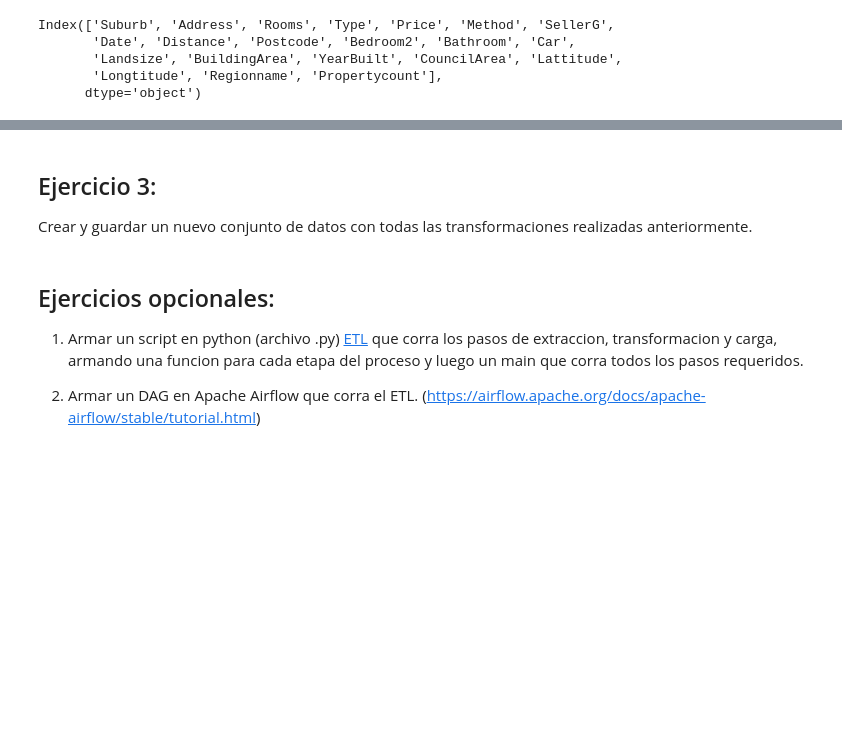
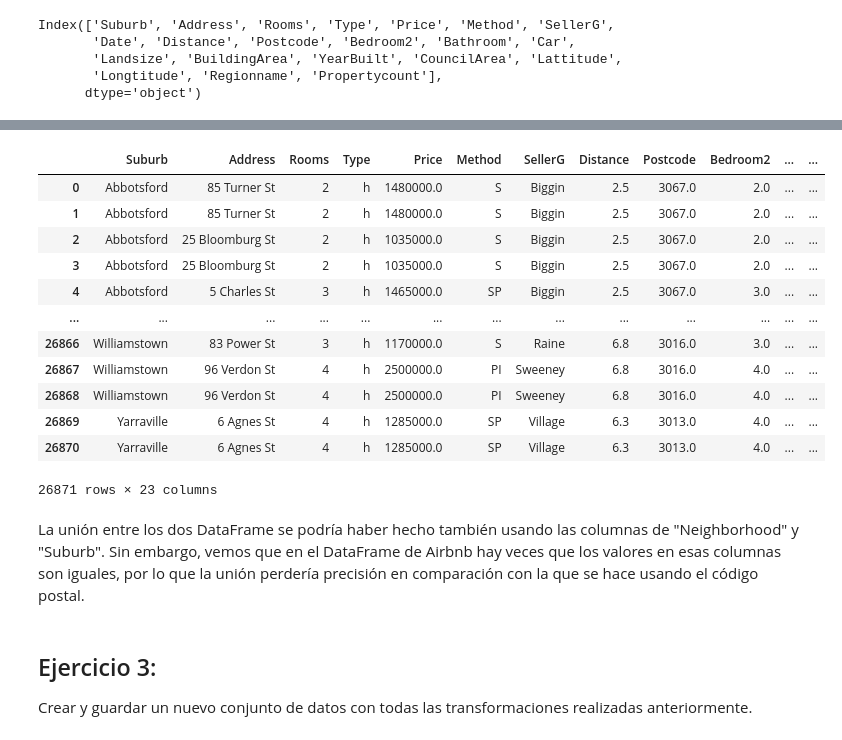
Before and after one commit to diegoflorescba/diplodatos-grupo11-2022, a Jupyter notebook: Analisis y curacion de datos/Entregables/entregable_parte_1_22.ipynb, the cells around one changed output, grey strips where cells are left out. Cells and saved outputs as stored; diff of their text form; code cells hidden in the pictures; blank space fills up the shorter version.

Commit message:
Subido primera parte entregable con csv

```diff
--- a/Analisis y curacion de datos/Entregables/entregable_parte_1_22.ipynb
+++ b/Analisis y curacion de datos/Entregables/entregable_parte_1_22.ipynb
@@ -306,0 +269,8 @@ airbnb_df[airbnb_df.suburb.isin(suburb_melb)].shape
+# %%
+#Borramos columnas numéricas poco relevantes
+melb_cleaned = melb_cleaned.drop(['Bedroom2'], axis=1)
+melb_cleaned = melb_cleaned.drop(['Landsize'], axis=1)
+melb_cleaned = melb_cleaned.drop(['Propertycount'], axis=1)
+melb_cleaned = melb_cleaned.drop(['Address'], axis=1)
+melb_cleaned = melb_cleaned.drop(['SellerG'], axis=1)
+melb_cleaned = melb_df.drop(['Date'], axis=1)
@@ -306,0 +279,9 @@ airbnb_df[airbnb_df.suburb.isin(suburb_melb)].shape
+# %%
+columnas = ['price', 'zipcode']
+grouped_airbnb_df = airbnb_df[columnas].groupby(['zipcode']).agg({'price': ['mean', 'count']}).reset_index()
+grouped_airbnb_df.columns = [
+' '.join(col).strip()
+  for col in grouped_airbnb_df.columns.values]
+grouped_airbnb_df = grouped_airbnb_df.rename(columns={'price mean': 'airbnb_price_mean',
+                                                     'price count': 'airbnb_price_count'})
+grouped_airbnb_df
@@ -307,10 +322,27 @@ airbnb_df[airbnb_df.suburb.isin(suburb_melb)].shape
+# %%
+grouped_airbnb_df['zipcode'] = pd.to_numeric(grouped_airbnb_df.zipcode, errors='coerce')
+melb_cleaned['Postcode'] = pd.to_numeric(melb_cleaned.Postcode, errors='ignore')
+# %%
+melb_df_merged = melb_cleaned.merge(grouped_airbnb_df, left_on = 'Postcode', right_on = 'zipcode', how='left')
+# %%
+melb_df_merged
+# %% [output]
+|  | Suburb | Address | Rooms | Type | Price | Method | SellerG | Distance | Postcode | Bedroom2 | ... | ... |
+| 0 | Abbotsford | 85 Turner St | 2 | h | 1480000.0 | S | Biggin | 2.5 | 3067.0 | 2.0 | ... | ... |
+| 1 | Abbotsford | 85 Turner St | 2 | h | 1480000.0 | S | Biggin | 2.5 | 3067.0 | 2.0 | ... | ... |
+| 2 | Abbotsford | 25 Bloomburg St | 2 | h | 1035000.0 | S | Biggin | 2.5 | 3067.0 | 2.0 | ... | ... |
+| 3 | Abbotsford | 25 Bloomburg St | 2 | h | 1035000.0 | S | Biggin | 2.5 | 3067.0 | 2.0 | ... | ... |
+| 4 | Abbotsford | 5 Charles St | 3 | h | 1465000.0 | SP | Biggin | 2.5 | 3067.0 | 3.0 | ... | ... |
+| ... | ... | ... | ... | ... | ... | ... | ... | ... | ... | ... | ... | ... |
+| 26866 | Williamstown | 83 Power St | 3 | h | 1170000.0 | S | Raine | 6.8 | 3016.0 | 3.0 | ... | ... |
+| 26867 | Williamstown | 96 Verdon St | 4 | h | 2500000.0 | PI | Sweeney | 6.8 | 3016.0 | 4.0 | ... | ... |
+| 26868 | Williamstown | 96 Verdon St | 4 | h | 2500000.0 | PI | Sweeney | 6.8 | 3016.0 | 4.0 | ... | ... |
+| 26869 | Yarraville | 6 Agnes St | 4 | h | 1285000.0 | SP | Village | 6.3 | 3013.0 | 4.0 | ... | ... |
+| 26870 | Yarraville | 6 Agnes St | 4 | h | 1285000.0 | SP | Village | 6.3 | 3013.0 | 4.0 | ... | ... |
+26871 rows × 23 columns
+# %% [markdown]
+La unión entre los dos DataFrame se podría haber hecho también usando las columnas de "Neighborhood" y "Suburb". Sin embargo, vemos que en el DataFrame de Airbnb hay veces que los valores en esas columnas son iguales, por lo que la unión perdería precisión en comparación con la que se hace usando el código postal.
 # %% [markdown]
 ## Ejercicio 3:
 
 Crear y guardar un nuevo conjunto de datos con todas las transformaciones realizadas anteriormente.
-# %% [markdown]
-## Ejercicios opcionales:
-
-1. Armar un script en python (archivo .py) [ETL](https://towardsdatascience.com/what-to-log-from-python-etl-pipelines-9e0cfe29950e) que corra los pasos de extraccion, transformacion y carga, armando una funcion para cada etapa del proceso y luego un main que corra todos los pasos requeridos.
-
-2. Armar un DAG en Apache Airflow que corra el ETL. (https://airflow.apache.org/docs/apache-airflow/stable/tutorial.html)
```
Also changed, not shown: parts of 47 cells of this notebook, 1 other file.
